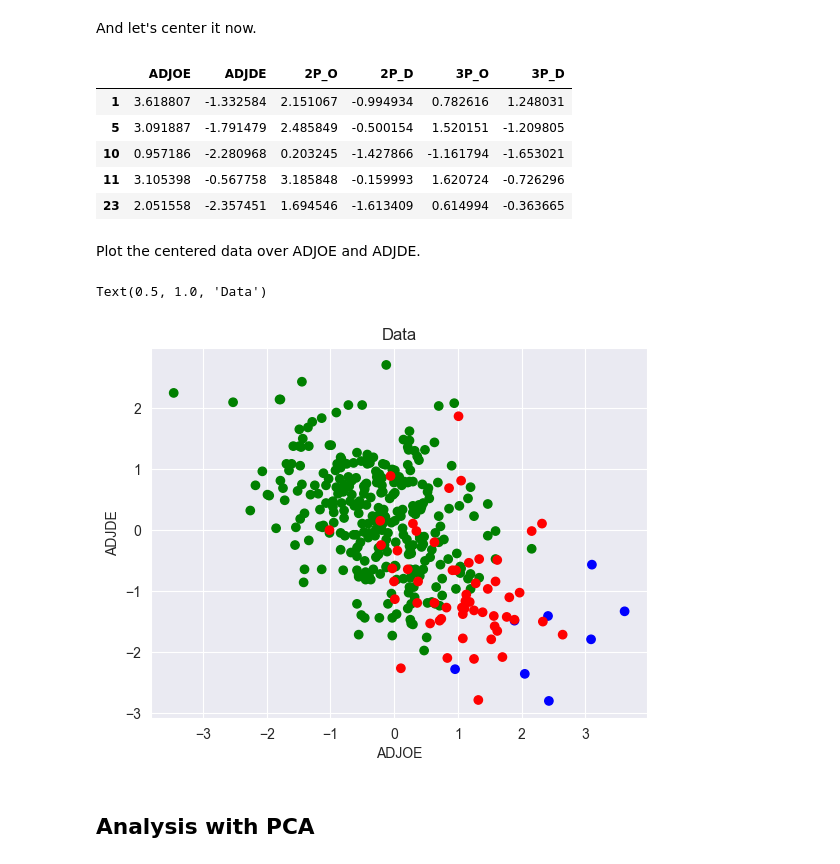
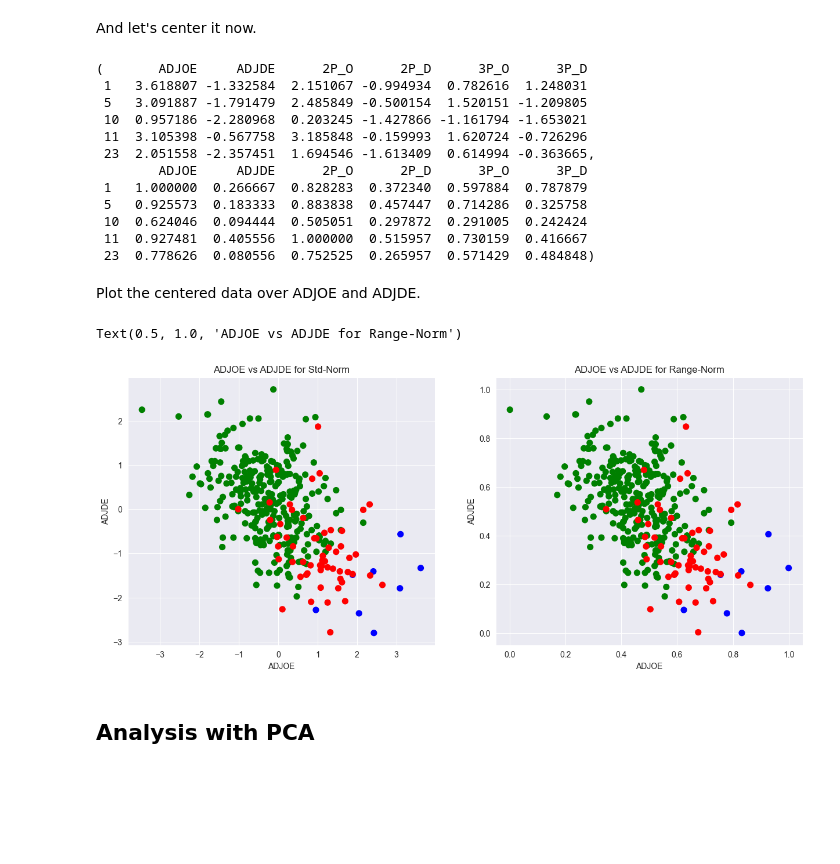
Before and after one commit to peetceenatoo/ncaa-mining, a Jupyter notebook: Scripts/Python/pca.ipynb, the cells around one changed output. Cells and saved outputs as stored; diff of their text form; code cells hidden in the pictures; blank space fills up the shorter version.

```diff
--- a/Scripts/Python/pca.ipynb
+++ b/Scripts/Python/pca.ipynb
@@ -114,34 +114,49 @@ df.head()
 | 23 | 117.5 | 86.9 | 53.3 | 42.7 | 36.0 | 33.5 |
 # %% [markdown]
 And let's center it now.
-# %%
-# Center data
-df = df - df.mean()
-
-# Normalize data
-df = df / df.std()
-
-df.head()
-# %% [output]
-|  | ADJOE | ADJDE | 2P_O | 2P_D | 3P_O | 3P_D |
-| 1 | 3.618807 | -1.332584 | 2.151067 | -0.994934 | 0.782616 | 1.248031 |
-| 5 | 3.091887 | -1.791479 | 2.485849 | -0.500154 | 1.520151 | -1.209805 |
-| 10 | 0.957186 | -2.280968 | 0.203245 | -1.427866 | -1.161794 | -1.653021 |
-| 11 | 3.105398 | -0.567758 | 3.185848 | -0.159993 | 1.620724 | -0.726296 |
-| 23 | 2.051558 | -2.357451 | 1.694546 | -1.613409 | 0.614994 | -0.363665 |
+# %%
+# To do PCA, normalize data getting df1 by standard deviation and df2 by min-max
+df1 = (df - df.mean()) / df.std()
+df2 = (df - df.min()) / (df.max() - df.min())
+
+df1.head(), df2.head()
+# %% [output]
+(       ADJOE     ADJDE      2P_O      2P_D      3P_O      3P_D
+ 1   3.618807 -1.332584  2.151067 -0.994934  0.782616  1.248031
+ 5   3.091887 -1.791479  2.485849 -0.500154  1.520151 -1.209805
+ 10  0.957186 -2.280968  0.203245 -1.427866 -1.161794 -1.653021
+ 11  3.105398 -0.567758  3.185848 -0.159993  1.620724 -0.726296
+ 23  2.051558 -2.357451  1.694546 -1.613409  0.614994 -0.363665,
+        ADJOE     ADJDE      2P_O      2P_D      3P_O      3P_D
+ 1   1.000000  0.266667  0.828283  0.372340  0.597884  0.787879
+ 5   0.925573  0.183333  0.883838  0.457447  0.714286  0.325758
+ 10  0.624046  0.094444  0.505051  0.297872  0.291005  0.242424
+ 11  0.927481  0.405556  1.000000  0.515957  0.730159  0.416667
+ 23  0.778626  0.080556  0.752525  0.265957  0.571429  0.484848)
 # %% [markdown]
 Plot the centered data over ADJOE and ADJDE.
-# %%
-# Make df a numpy array
-data = df.values
-
-plt.scatter(data[:, 0], data[:, 1], c=c)
-plt.xlabel('ADJOE')
-plt.ylabel('ADJDE')
-plt.title('Data')
-# %% [output]
-Text(0.5, 1.0, 'Data')
-[figure, removed]
+# %%
+# Make df a numpy array
+data1 = df1.values
+data2 = df2.values
+
+# Two scatter subplots
+fig, ax = plt.subplots(1, 2, figsize=(15, 6))
+
+# Plot data1
+ax[0].scatter(data1[:, 0], data1[:, 1], c=c, s=50)
+ax[0].set_xlabel('ADJOE')
+ax[0].set_ylabel('ADJDE')
+ax[0].set_title('ADJOE vs ADJDE for Std-Norm')
+
+# Plot data2
+ax[1].scatter(data2[:, 0], data2[:, 1], c=c, s=50)
+ax[1].set_xlabel('ADJOE')
+ax[1].set_ylabel('ADJDE')
+ax[1].set_title('ADJOE vs ADJDE for Range-Norm')
+# %% [output]
+Text(0.5, 1.0, 'ADJOE vs ADJDE for Range-Norm')
+[figure, added]
 # %% [markdown]
 ## Analysis with PCA
 # %% [markdown]
```
Also changed, not shown: parts of 13 cells of this notebook, 1 other file.
